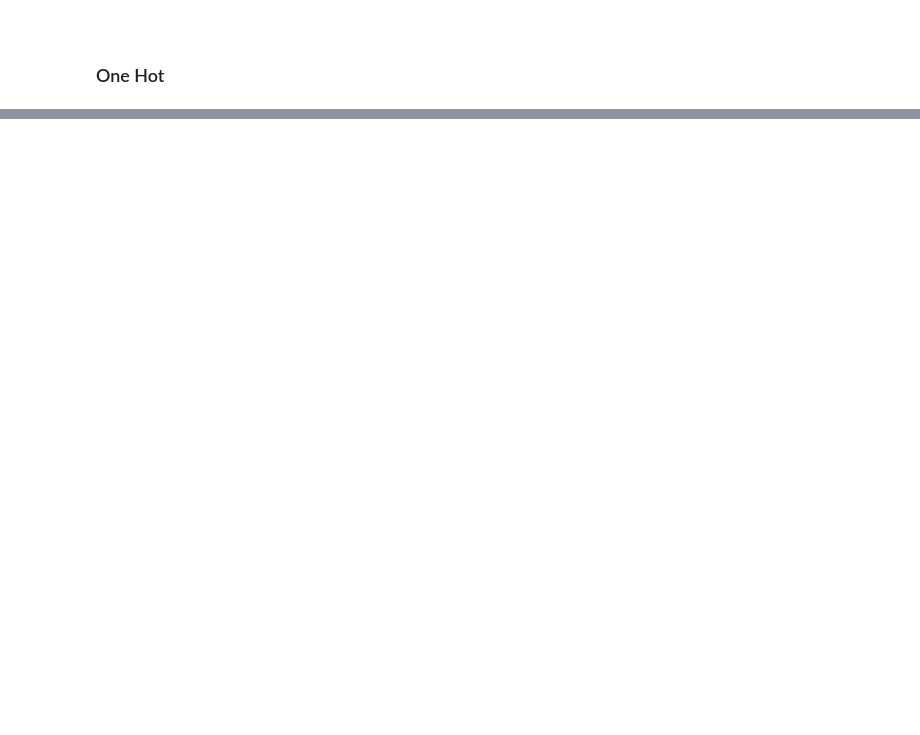
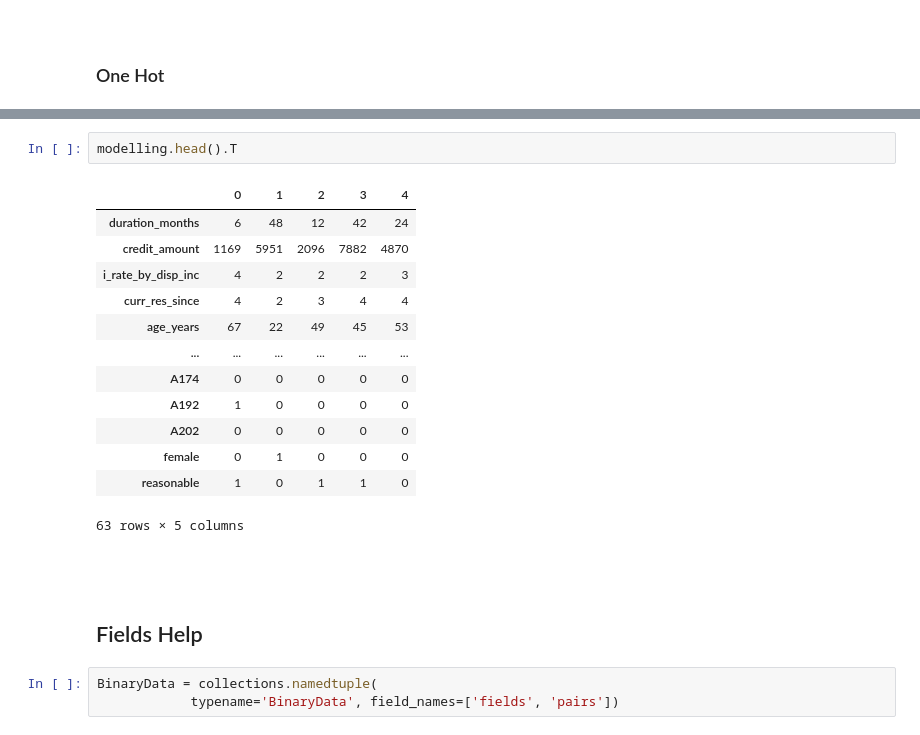
Before and after one commit to briefings/credit, a Jupyter notebook: notebooks/data.ipynb, the cells around one changed output, grey strips where cells are left out. Saved outputs shown, nothing was run; the diff lists cells and outputs as text; blank space fills up the shorter version.

```diff
--- a/notebooks/data.ipynb
+++ b/notebooks/data.ipynb
@@ -222,0 +280,24 @@ bits = pd.DataFrame(data=bits_, columns=columns)
+# %%
+modelling.head().T
+# %% [output]
+|  | 0 | 1 | 2 | 3 | 4 |
+| duration_months | 6 | 48 | 12 | 42 | 24 |
+| credit_amount | 1169 | 5951 | 2096 | 7882 | 4870 |
+| i_rate_by_disp_inc | 4 | 2 | 2 | 2 | 3 |
+| curr_res_since | 4 | 2 | 3 | 4 | 4 |
+| age_years | 67 | 22 | 49 | 45 | 53 |
+| ... | ... | ... | ... | ... | ... |
+| A174 | 0 | 0 | 0 | 0 | 0 |
+| A192 | 1 | 0 | 0 | 0 | 0 |
+| A202 | 0 | 0 | 0 | 0 | 0 |
+| female | 0 | 1 | 0 | 0 | 0 |
+| reasonable | 1 | 0 | 1 | 1 | 0 |
+63 rows × 5 columns
+# %% [markdown]
+<br>
+<br>
+
+## Fields Help
+# %%
+BinaryData = collections.namedtuple(
+            typename='BinaryData', field_names=['fields', 'pairs'])
```
Also changed, not shown: parts of 33 cells of this notebook.
